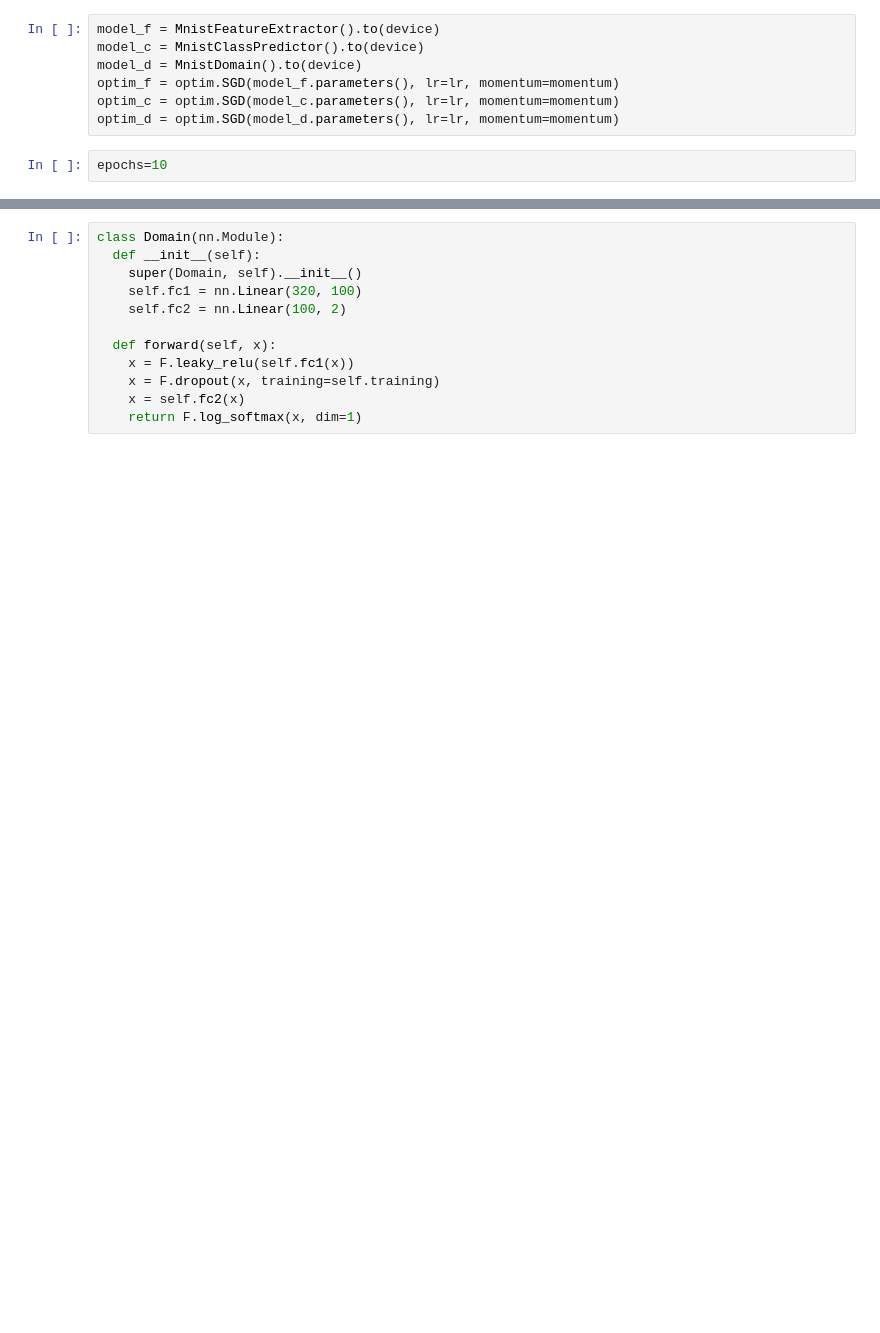
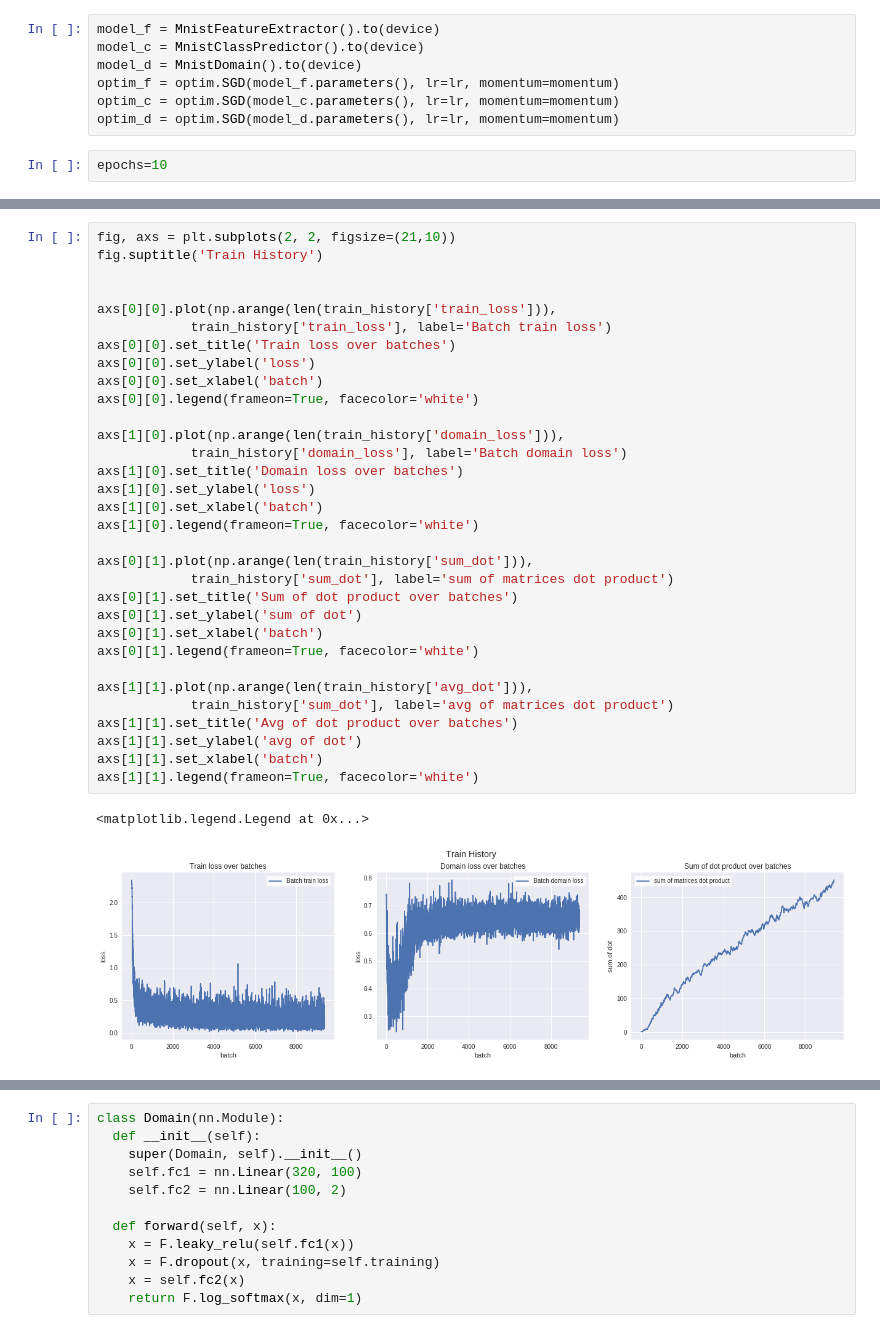
Before and after one commit to wiatrak2/BScThesis, a Jupyter notebook: mnist.ipynb, the cells around one changed output, grey strips where cells are left out. Drawn from its saved outputs; the diff is of its cells as text; blank space fills up the shorter version.

```diff
--- a/mnist.ipynb
+++ b/mnist.ipynb
@@ -611,0 +377,35 @@ Domains: Test set:  Accuracy: 12760/20000 (64%)
+# %%
+fig, axs = plt.subplots(2, 2, figsize=(21,10))
+fig.suptitle('Train History')
+
+
+axs[0][0].plot(np.arange(len(train_history['train_loss'])),
+            train_history['train_loss'], label='Batch train loss')
+axs[0][0].set_title('Train loss over batches')
+axs[0][0].set_ylabel('loss')
+axs[0][0].set_xlabel('batch')
+axs[0][0].legend(frameon=True, facecolor='white')
+
+axs[1][0].plot(np.arange(len(train_history['domain_loss'])),
+            train_history['domain_loss'], label='Batch domain loss')
+axs[1][0].set_title('Domain loss over batches')
+axs[1][0].set_ylabel('loss')
+axs[1][0].set_xlabel('batch')
+axs[1][0].legend(frameon=True, facecolor='white')
+
+axs[0][1].plot(np.arange(len(train_history['sum_dot'])),
+            train_history['sum_dot'], label='sum of matrices dot product')
+axs[0][1].set_title('Sum of dot product over batches')
+axs[0][1].set_ylabel('sum of dot')
+axs[0][1].set_xlabel('batch')
+axs[0][1].legend(frameon=True, facecolor='white')
+
+axs[1][1].plot(np.arange(len(train_history['avg_dot'])),
+            train_history['sum_dot'], label='avg of matrices dot product')
+axs[1][1].set_title('Avg of dot product over batches')
+axs[1][1].set_ylabel('avg of dot')
+axs[1][1].set_xlabel('batch')
+axs[1][1].legend(frameon=True, facecolor='white')
+# %% [output]
+<matplotlib.legend.Legend at 0x...>
+[figure, added]
```
Also changed, not shown: parts of 62 cells of this notebook.
